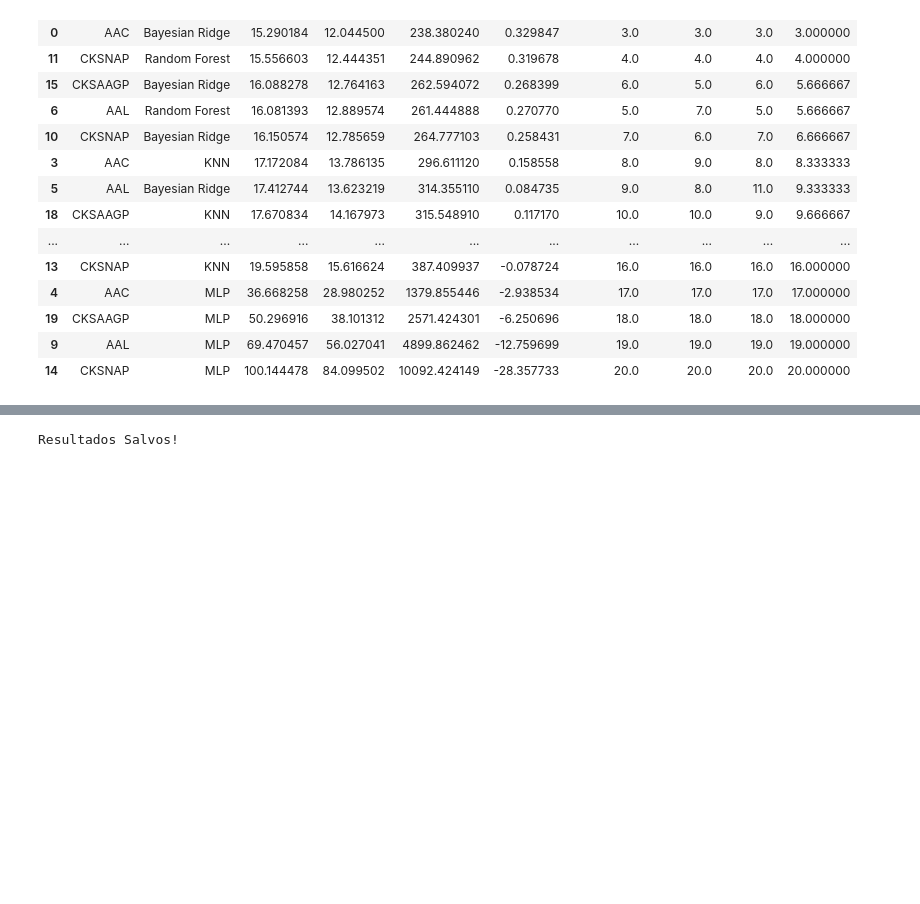
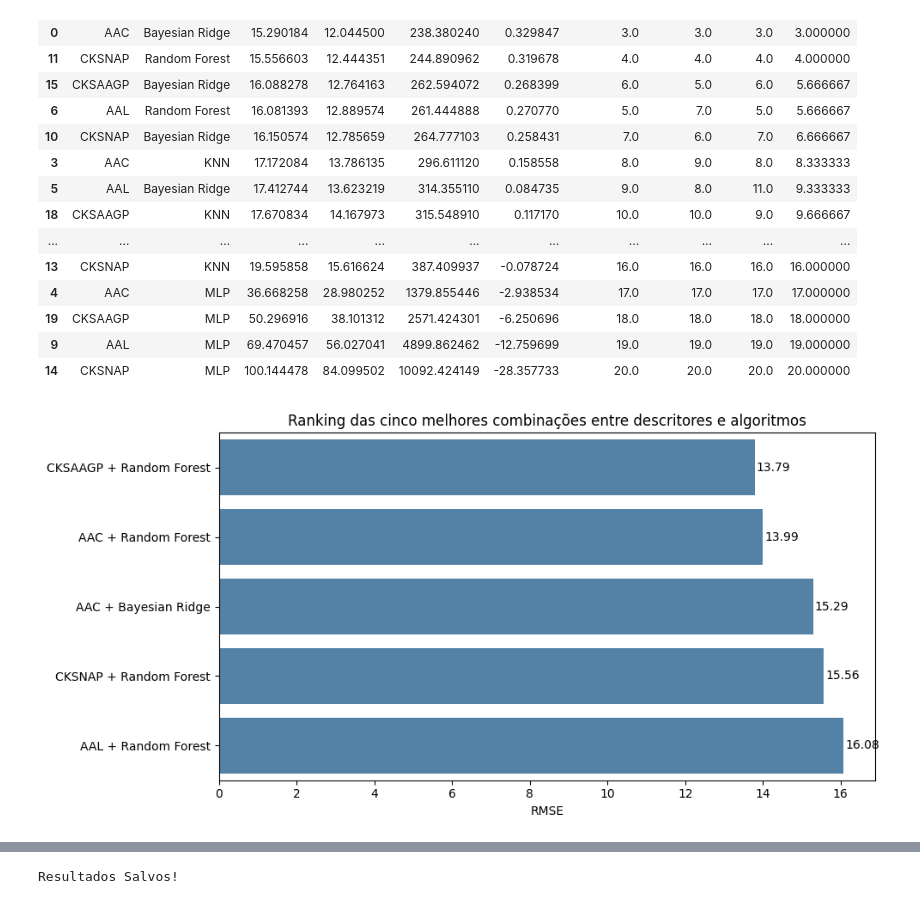
Before and after one commit to amaurywalbert/projeto-mineracao, a Jupyter notebook: notebooks/06.1_Ajustes_hiperparametros.ipynb, the cells around one changed output, grey strips where cells are left out. Cells and saved outputs as stored; diff of their text form; code cells hidden in the pictures; blank space fills up the shorter version.

Commit message:
Configuração de Gráfico

```diff
--- a/notebooks/06.1_Ajustes_hiperparametros.ipynb
+++ b/notebooks/06.1_Ajustes_hiperparametros.ipynb
@@ -329,3 +329,54 @@ ranking.sort_values(
 | 19 | CKSAAGP | MLP | 50.296916 | 38.101312 | 2571.424301 | -6.250696 | 18.0 | 18.0 | 18.0 | 18.000000 |
 | 9 | AAL | MLP | 69.470457 | 56.027041 | 4899.862462 | -12.759699 | 19.0 | 19.0 | 19.0 | 19.000000 |
 | 14 | CKSNAP | MLP | 100.144478 | 84.099502 | 10092.424149 | -28.357733 | 20.0 | 20.0 | 20.0 | 20.000000 |
+# %%
+# ============================================
+# Ranking dos melhores modelos
+# ============================================
+
+# DataFrame contendo os resultados finais
+# Exemplo:
+# resultados_df
+# ---------------------------------------------
+# Descritor | Modelo | RMSE | MAE | MSE | R2
+# ---------------------------------------------
+
+ranking = (
+    resultados_df
+    .sort_values("RMSE")
+    .head(5)
+    .copy()
+)
+
+ranking["Configuração"] = (
+    ranking["Descritor"] +
+    " + " +
+    ranking["Modelo"]
+)
+
+plt.figure(figsize=(10,5))
+
+sns.barplot(
+    data=ranking,
+    x="RMSE",
+    y="Configuração",
+    color="steelblue"
+)
+
+for i, valor in enumerate(ranking["RMSE"]):
+    plt.text(
+        valor + 0.05,
+        i,
+        f"{valor:.2f}",
+        va="center",
+        fontsize=10
+    )
+
+plt.title("Ranking das cinco melhores combinações entre descritores e algoritmos")
+plt.xlabel("RMSE")
+plt.ylabel("")
+
+plt.tight_layout()
+plt.show()
+# %% [output]
+[figure, added]
```
Also changed, not shown: parts of 2 cells of this notebook.
